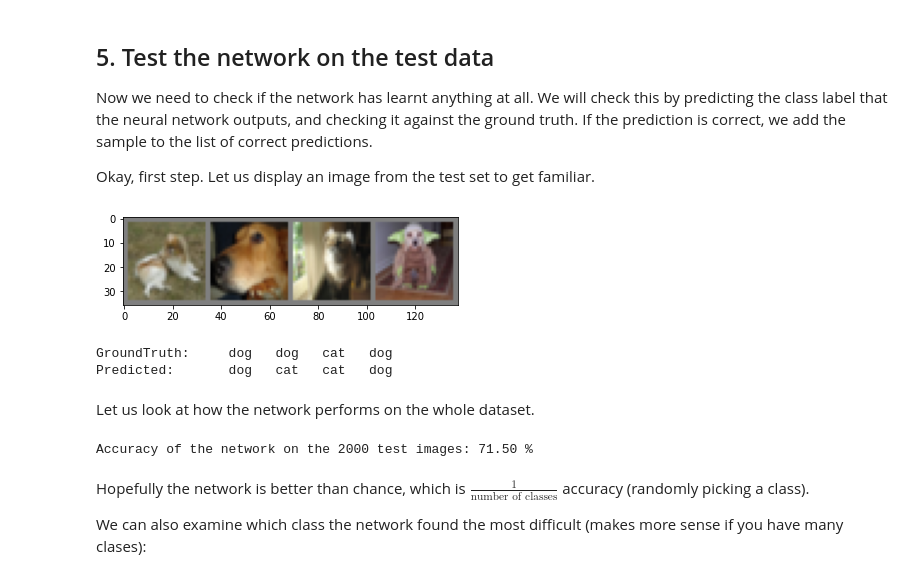
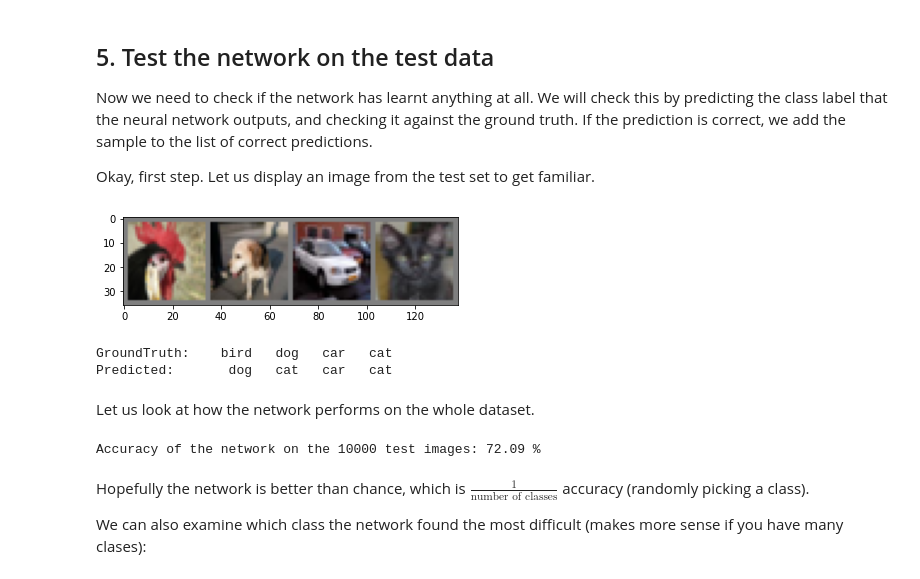
Before and after one commit to granatb/02456-deep-learning-with-PyTorch, a Jupyter notebook: 4_Convolutional/4.3-EXE-CIFAR-10.ipynb, the cells around one changed output. Cells and saved outputs as stored; diff of their text form; code cells hidden in the pictures.

```diff
--- a/4_Convolutional/4.3-EXE-CIFAR-10.ipynb
+++ b/4_Convolutional/4.3-EXE-CIFAR-10.ipynb
@@ -61,7 +61,7 @@ classes = ('plane', 'car', 'bird', 'cat', 'deer',
 used_categories = range(len(classes))
 
 ## USE CODE BELOW IF YOUR COMPUTER IS TOO SLOW
-reduce_dataset = True
+reduce_dataset = False
 if reduce_dataset:
     used_categories = (3, 5) # cats and dogs
 
@@ -169,32 +169,34 @@ class Net(nn.Module):
         # Your code here!
         self.arch = nn.Sequential(
             nn.Conv2d(in_channels=3,
-                      out_channels=16,
-                      kernel_size=5,
-                      padding=2,
+                      out_channels=64,
+                      kernel_size=3,
+                      padding=1,
                       stride=1),
-            # output dim (32, 32, 16)
+            # output dim (64, 32, 32)
+            nn.BatchNorm2d(64),
             nn.MaxPool2d(kernel_size=2,
                          stride=2),
-            # output dim (16, 16, 16)
+            # output dim (64, 16, 16)
             nn.ReLU(inplace=True),
-            nn.Conv2d(in_channels=16,
-                      out_channels=16,
+            nn.Conv2d(in_channels=64,
+                      out_channels=128,
                       kernel_size=5,
                       padding=2),
-            # output dim (16, 16, 16)
+            nn.Dropout2d(p=0.1),
+            # output dim (128, 16, 16)
             nn.MaxPool2d(kernel_size=2,
                          stride=2),
-            # output dim (8, 8, 16)
+            # output dim (128, 8, 8)
             nn.ReLU(inplace=True)
         )
 
         # fully connected output layers
         # [(W−K+2P)/S]+1
-        self.fc1_features = 16*8*8
+        self.fc1_features = 128*8*8
         self.fc1 = nn.Linear(in_features=self.fc1_features,
-                             out_features=50)
-        self.fc2 = nn.Linear(in_features=50,
+                             out_features=500)
+        self.fc2 = nn.Linear(in_features=500,
                              out_features=num_classes)
 
 
@@ -205,7 +207,7 @@ class Net(nn.Module):
         #x = self.dropout(relu(self.l_1(x)))
         x = F.relu(self.fc1(x))
 
-        return F.softmax(self.fc2(x), dim=1)
+        return F.log_softmax(self.fc2(x), dim=1)
 
 
 net = Net(len(used_categories))
@@ -253,8 +263,8 @@ Start by using a small number of epochs (e.g. 3).
 Even with a low number of epochs you should be able to see results that are better than chance.
 When everything is working increase the number of epochs to find out how good your network really is.
 # %%
-num_epoch = 3  # Your code here!
-use_cuda = False
+num_epoch = 10  # Your code here!
+use_cuda = True
 if use_cuda:
     net.cuda()
 for epoch in range(num_epoch):  # loop over the dataset multiple times
@@ -302,19 +328,20 @@ Okay, first step. Let us display an image from the test set to get familiar.
 # %%
 images, labels = test_data_iter.next()
 
 # print images
 imshow(torchvision.utils.make_grid(images))
 plt.show()
 
 print('GroundTruth:  ', ' '.join('%5s' % classes[labels[j]] for j in range(4)))
-
+if use_cuda:
+  images = images.cuda()
 outputs = net(images)
 _, predicted = torch.max(outputs.data, 1)
 print('Predicted:    ', ' '.join('%5s' % classes[predicted[j]] for j in range(4)))
 # %% [output]
-[figure, old version]
+[figure, new version]
-GroundTruth:     dog   dog   cat   dog
-Predicted:       dog   cat   cat   dog
+GroundTruth:    bird   dog   car   cat
+Predicted:       dog   cat   car   cat
 # %% [markdown]
 Let us look at how the network performs on the whole dataset.
 # %%
@@ -323,6 +350,11 @@ total = 0
 
 for data in testloader:
     images, labels = data
+    if use_cuda:
+        inputs, labels = Variable(inputs.cuda()), Variable(labels.cuda())
+        images = images.cuda()
+    else:
+        inputs, labels = Variable(inputs), Variable(labels)
     outputs = net(Variable(images))
     _, predicted = torch.max(outputs.data, 1)
     total += labels.size(0)
@@ -331,7 +363,7 @@ for data in testloader:
 print('Accuracy of the network on the {} test images: {:4.2f} %'.format(
     testset.data.shape[0], 100 * correct.true_divide(total)))
 # %% [output]
-Accuracy of the network on the 2000 test images: 71.50 %
+Accuracy of the network on the 10000 test images: 72.09 %
 # %% [markdown]
 Hopefully the network is better than chance, which is $\frac{1}{\text{number of classes}}$ accuracy (randomly picking
 a class).
```
Also changed, not shown: parts of 8 cells of this notebook.
